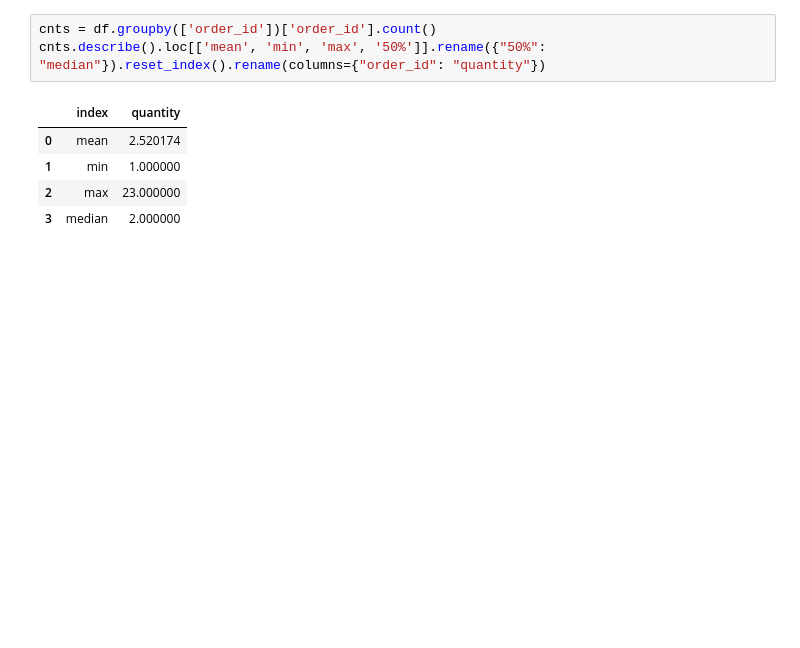
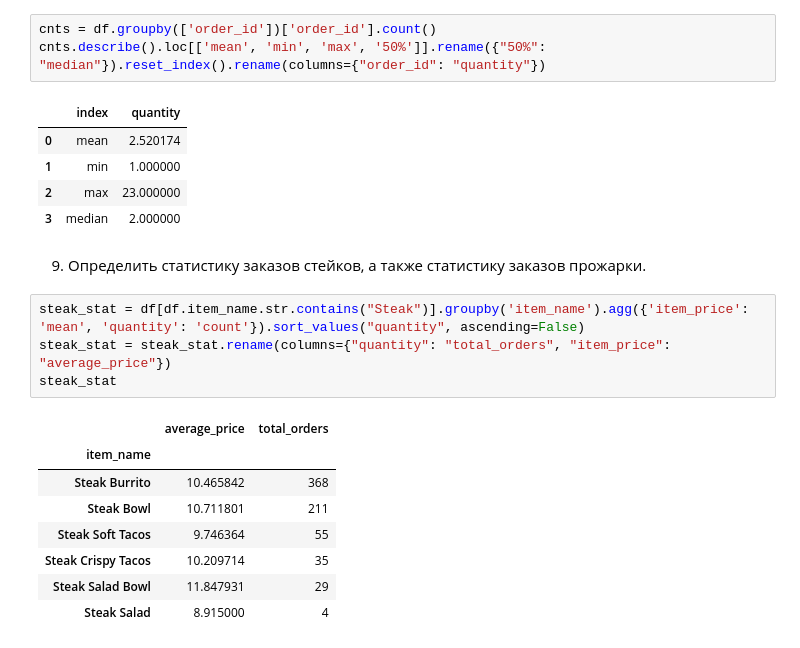
Before and after one commit to MaxKuznets0v/Intelligent-Systems-HW, a Jupyter notebook: HW1.ipynb, the cells around one changed output. Drawn from its saved outputs; the diff is of its cells as text; blank space fills up the shorter version.

```diff
--- a/HW1.ipynb
+++ b/HW1.ipynb
@@ -70,3 +70,18 @@ cnts.describe().loc[['mean', 'min', 'max', '50%']].rename({"50%": "median"}).res
 | 1 | min | 1.000000 |
 | 2 | max | 23.000000 |
 | 3 | median | 2.000000 |
+# %% [markdown]
+9. Определить статистику заказов стейков, а также статистику заказов прожарки.
+# %%
+steak_stat = df[df.item_name.str.contains("Steak")].groupby('item_name').agg({'item_price': 'mean', 'quantity': 'count'}).sort_values("quantity", ascending=False)
+steak_stat = steak_stat.rename(columns={"quantity": "total_orders", "item_price": "average_price"})
+steak_stat
+# %% [output]
+|  | average_price | total_orders |
+| item_name |  |  |
+| Steak Burrito | 10.465842 | 368 |
+| Steak Bowl | 10.711801 | 211 |
+| Steak Soft Tacos | 9.746364 | 55 |
+| Steak Crispy Tacos | 10.209714 | 35 |
+| Steak Salad Bowl | 11.847931 | 29 |
+| Steak Salad | 8.915000 | 4 |
```
Also changed, not shown: parts of 9 cells of this notebook.
